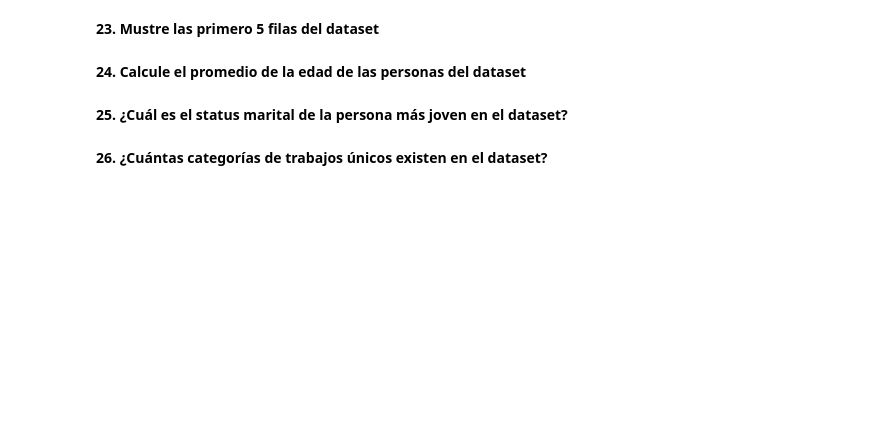
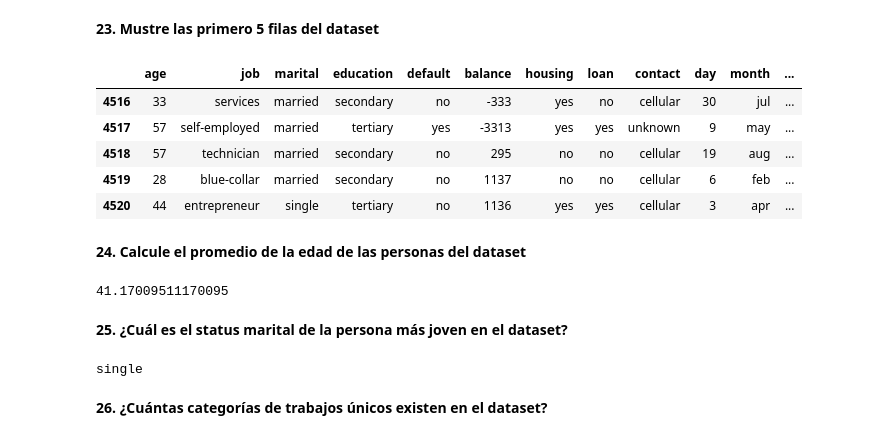
Before and after one commit to echaparro/Introduccion_Aprendizaje_Automatico_2025, a Jupyter notebook: Modulo1/Actividad1_Numpy_Pandas.ipynb, the cells around one changed output. Drawn from its saved outputs; the diff is of its cells as text; code cells hidden in the pictures; blank space fills up the shorter version.

```diff
--- a/Modulo1/Actividad1_Numpy_Pandas.ipynb
+++ b/Modulo1/Actividad1_Numpy_Pandas.ipynb
@@ -328,9 +346,21 @@ array([55, 60, 65, 70, 75])
 **23. Mustre las primero 5 filas del dataset**
 # %%
 # código aquí
+df.tail(5)
+# %% [output]
+|  | age | job | marital | education | default | balance | housing | loan | contact | day | month | ... |
+| 4516 | 33 | services | married | secondary | no | -333 | yes | no | cellular | 30 | jul | ... |
+| 4517 | 57 | self-employed | married | tertiary | yes | -3313 | yes | yes | unknown | 9 | may | ... |
+| 4518 | 57 | technician | married | secondary | no | 295 | no | no | cellular | 19 | aug | ... |
+| 4519 | 28 | blue-collar | married | secondary | no | 1137 | no | no | cellular | 6 | feb | ... |
+| 4520 | 44 | entrepreneur | single | tertiary | no | 1136 | yes | yes | cellular | 3 | apr | ... |
 # %% [markdown]
 **24. Calcule el promedio de la edad de las personas del dataset**
 # %%
 # código aquí
+promedio = df['age'].mean()
+print(promedio)
+# %% [output]
+41.17009511170095
 # %% [markdown]
 **25. ¿Cuál es el status marital de la persona más joven en el dataset?**
@@ -339,3 +367,10 @@ array([55, 60, 65, 70, 75])
+# %%
+# código aquí
+indx= df['age'].idxmin()
+estatus = df.loc[indx]['marital']
+print(estatus)
+# %% [output]
+single
 # %% [markdown]
 **26. ¿Cuántas categorías de trabajos únicos existen en el dataset?**
 # %%
```
Also changed, not shown: parts of 17 cells of this notebook, 2 other files.
